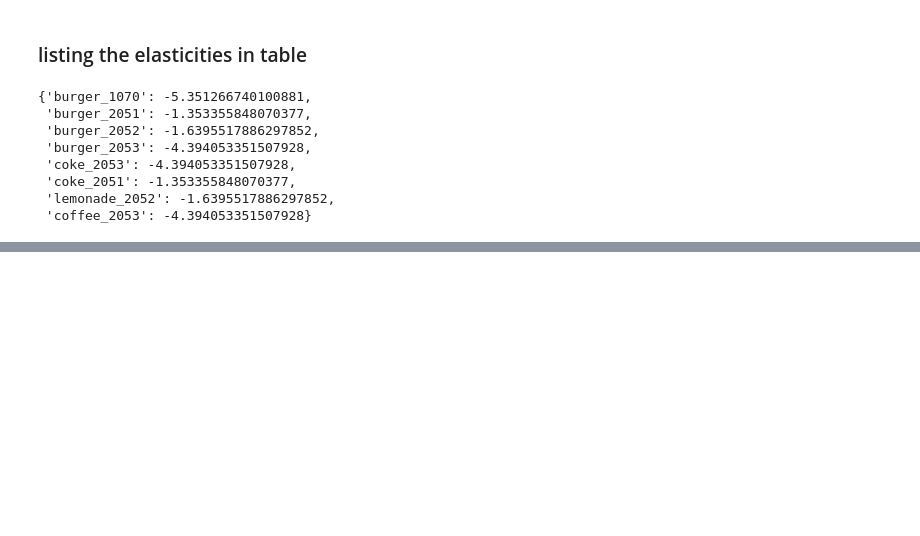
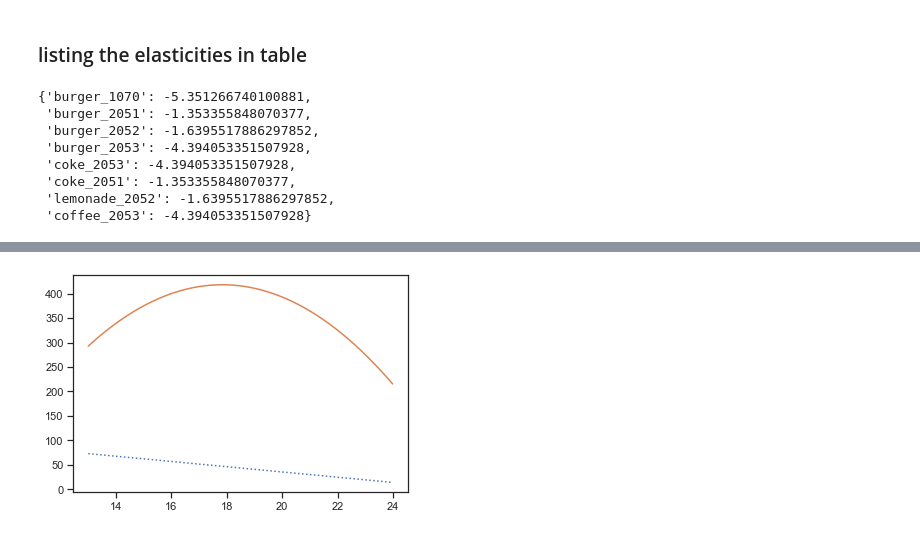
Before and after one commit to Keshtech2002/Retail_Price_Optimization_ML_Regression, a Jupyter notebook: Cafe_Price_Optimazation.ipynb, the cells around one changed output, grey strips where cells are left out. Cells and saved outputs as stored; diff of their text form; code cells hidden in the pictures; blank space fills up the shorter version.

```diff
--- a/Cafe_Price_Optimazation.ipynb
+++ b/Cafe_Price_Optimazation.ipynb
@@ -1232,0 +1332,8 @@ elasticities
+# %%
+# dict of optimal price and set min bying price to be 9 due to initial scatter plot of price and quantity of combined data
+optimal_price = {}
+buying_price = 9
+# %%
+optimal_price['burger_1070'] = f_o_p(burger_1070, model_burger_1070, buying_price)
+# %% [output]
+[figure, added]
```
Also changed, not shown: parts of 46 cells of this notebook, 1 other file.
